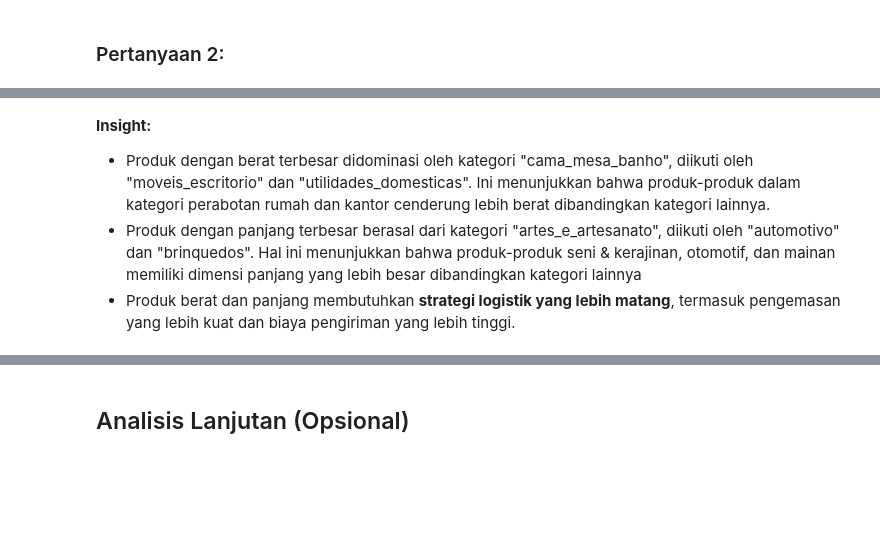
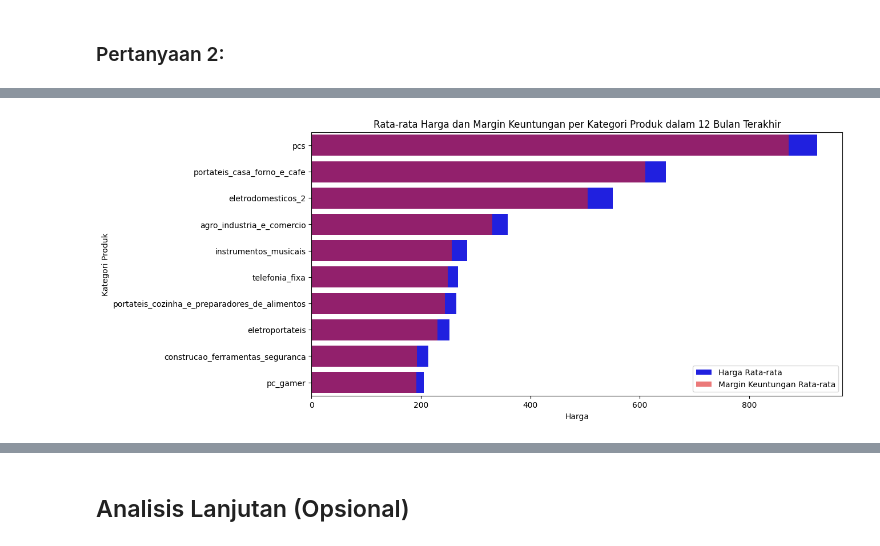
Before and after one commit to dimas-k/latihan-visualisasi-data, a Jupyter notebook: notebook.ipynb, the cells around one changed output, grey strips where cells are left out. Saved outputs shown, nothing was run; the diff lists cells and outputs as text; code cells hidden in the pictures; blank space fills up the shorter version.

```diff
--- a/notebook.ipynb
+++ b/notebook.ipynb
@@ -244,5 +409,28 @@ Ketegori Produk dengan panjang terbesar adalah: artes_e_artesanato
-# %% [markdown]
-**Insight:**
-- Produk dengan berat terbesar didominasi oleh kategori "cama_mesa_banho", diikuti oleh "moveis_escritorio" dan "utilidades_domesticas". Ini menunjukkan bahwa produk-produk dalam kategori perabotan rumah dan kantor cenderung lebih berat dibandingkan kategori lainnya.
-- Produk dengan panjang terbesar berasal dari kategori "artes_e_artesanato", diikuti oleh "automotivo" dan "brinquedos". Hal ini menunjukkan bahwa produk-produk seni & kerajinan, otomotif, dan mainan memiliki dimensi panjang yang lebih besar dibandingkan kategori lainnya
-- Produk berat dan panjang membutuhkan **strategi logistik yang lebih matang**, termasuk pengemasan yang lebih kuat dan biaya pengiriman yang lebih tinggi.
+# %%
+
+orders_df['order_purchase_timestamp'] = pd.to_datetime(orders_df['order_purchase_timestamp'])
+one_year_ago = orders_df['order_purchase_timestamp'].max() - pd.DateOffset(months=12)
+yearly_orders = orders_df[orders_df['order_purchase_timestamp'] >= one_year_ago]
+
+yearly_order_items = order_items_df.merge(yearly_orders[['order_id']], on='order_id')
+
+yearly_sales = yearly_order_items.merge(products_df[['product_id', 'product_category_name']], on='product_id', how='left')
+yearly_sales = yearly_sales.assign(product_category_name=yearly_sales['product_category_name'].fillna('Unknown'))
+
+yearly_sales['product_category_name'].fillna('Unknown')
+
+yearly_sales['margin'] = yearly_sales['price'] - yearly_sales['freight_value']
+
+avg_metrics_per_category = yearly_sales.groupby('product_category_name')[['price', 'margin']].mean().sort_values(by='price', ascending=False).head(10)
+
+fig, ax = plt.subplots(figsize=(12, 6))
+sns.barplot(x=avg_metrics_per_category['price'], y=avg_metrics_per_category.index, ax=ax, color="blue", label="Harga Rata-rata")
+sns.barplot(x=avg_metrics_per_category['margin'], y=avg_metrics_per_category.index, ax=ax, color="red", alpha=0.6, label="Margin Keuntungan Rata-rata")
+
+ax.set_xlabel("Harga")
+ax.set_ylabel("Kategori Produk")
+ax.set_title("Rata-rata Harga dan Margin Keuntungan per Kategori Produk dalam 12 Bulan Terakhir")
+ax.legend()
+plt.show()
+# %% [output]
+[figure, added]
```
Also changed, not shown: parts of 33 cells of this notebook, 6 other files.
